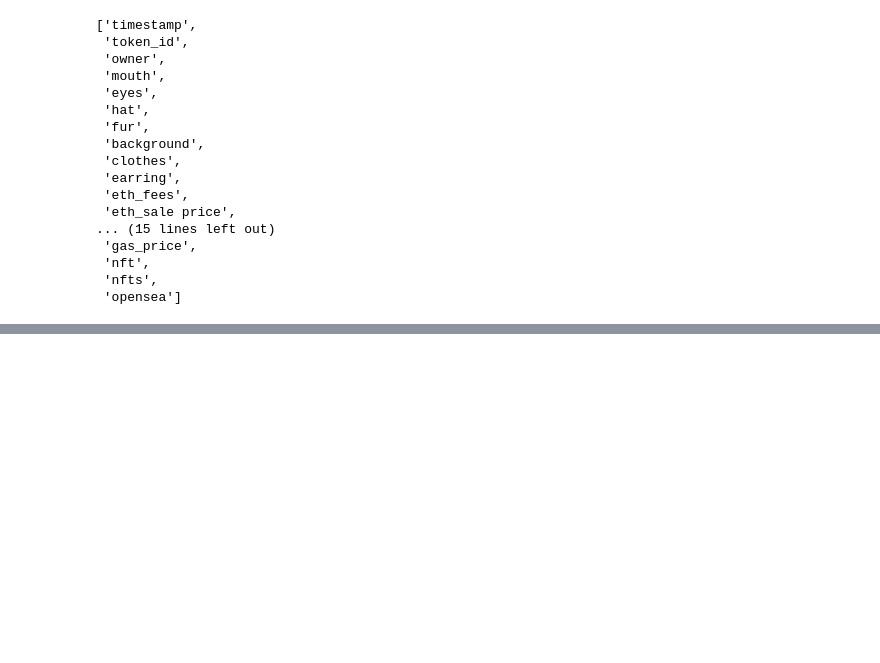
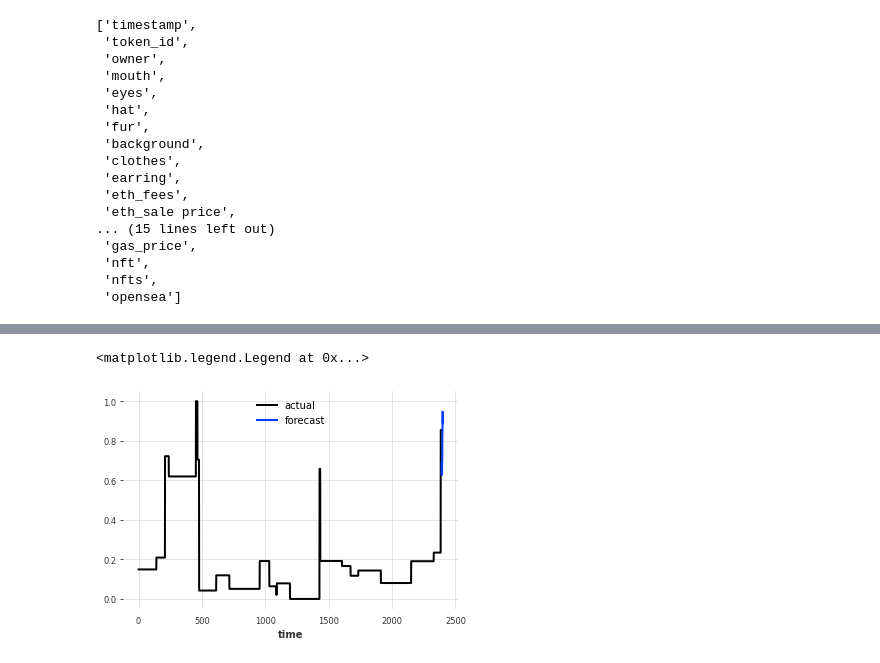
Before and after one commit to f4h578/ACI_prototype_NFT_price_predicton, a Jupyter notebook: MultipleTimeSeriesModel.ipynb, the cells around one changed output, grey strips where cells are left out. Saved outputs shown, nothing was run; the diff lists cells and outputs as text; code cells hidden in the pictures; blank space fills up the shorter version.

Commit message:
update multi time series model

```diff
--- a/MultipleTimeSeriesModel.ipynb
+++ b/MultipleTimeSeriesModel.ipynb
@@ -136,0 +133,6 @@ NameError: name 'series_air_scaled' is not defined
+# %%
+# Delete target column from scaled dataset and create covariates dataset
+train_eth_price_scaled = training_set_scaled[:,60]
+train_covariates = np.delete(training_set_scaled, np.s_[:60], axis=1)
+print('lenght: target ',len(train_eth_price_scaled))
+print('lenght: covariates ',len(train_covariates))
@@ -136,0 +142,17 @@ NameError: name 'series_air_scaled' is not defined
+# %%
+train_covariates_ts = TimeSeries.from_values(train_covariates)
+train_eth_price_scaled_ts = TimeSeries.from_values(train_eth_price_scaled)
+# %%
+model_cov = BlockRNNModel(
+    model="LSTM",
+    input_chunk_length=24,
+    output_chunk_length=12,
+    n_epochs=100,
+    random_state=0,
+)
+# %%
+model_cov.fit(
+    series=[train_eth_price_scaled_ts],
+    past_covariates=[train_covariates_ts],
+    verbose=True,
+)
@@ -136,0 +178,8 @@ NameError: name 'series_air_scaled' is not defined
+# %%
+pred_cov = model_cov.predict(n=12, series=train_eth_price_scaled_ts, past_covariates=train_covariates_ts)
+train_eth_price_scaled_ts.plot(label="actual")
+pred_cov.plot(label="forecast")
+plt.legend()
+# %% [output]
+<matplotlib.legend.Legend at 0x...>
+[figure, added]
```
Also changed, not shown: parts of 13 cells of this notebook.
